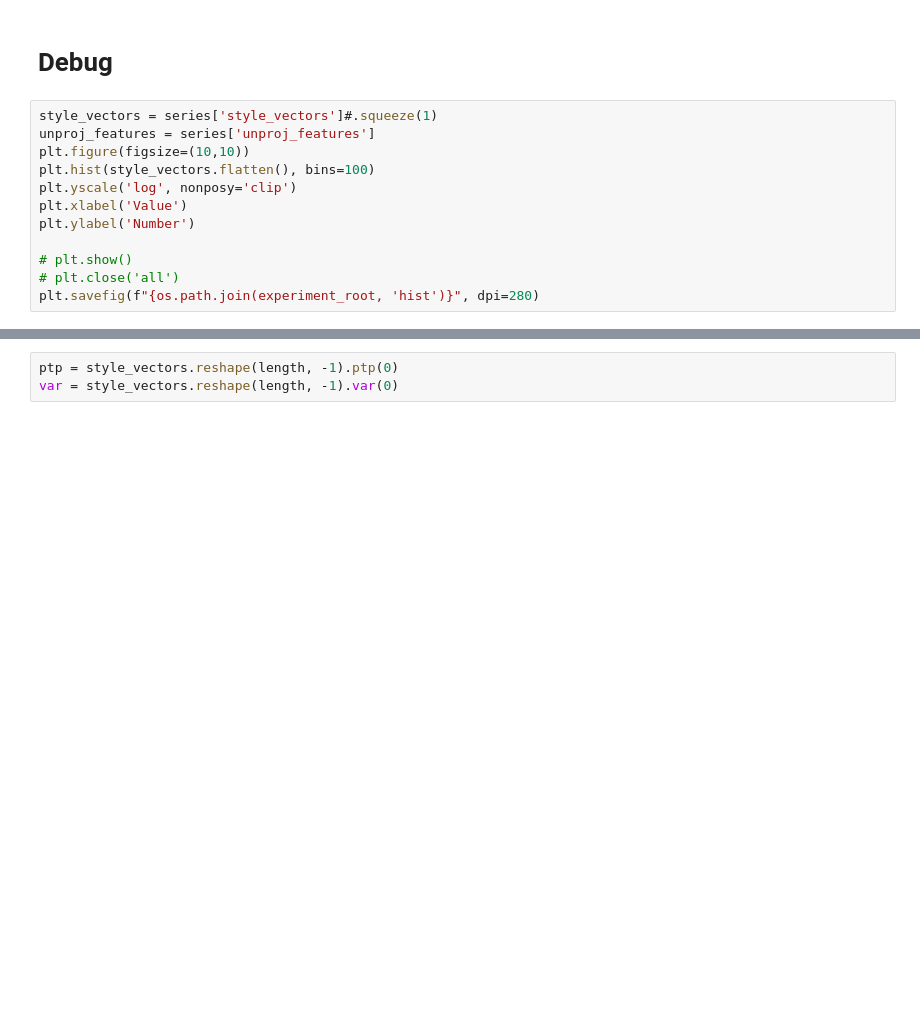
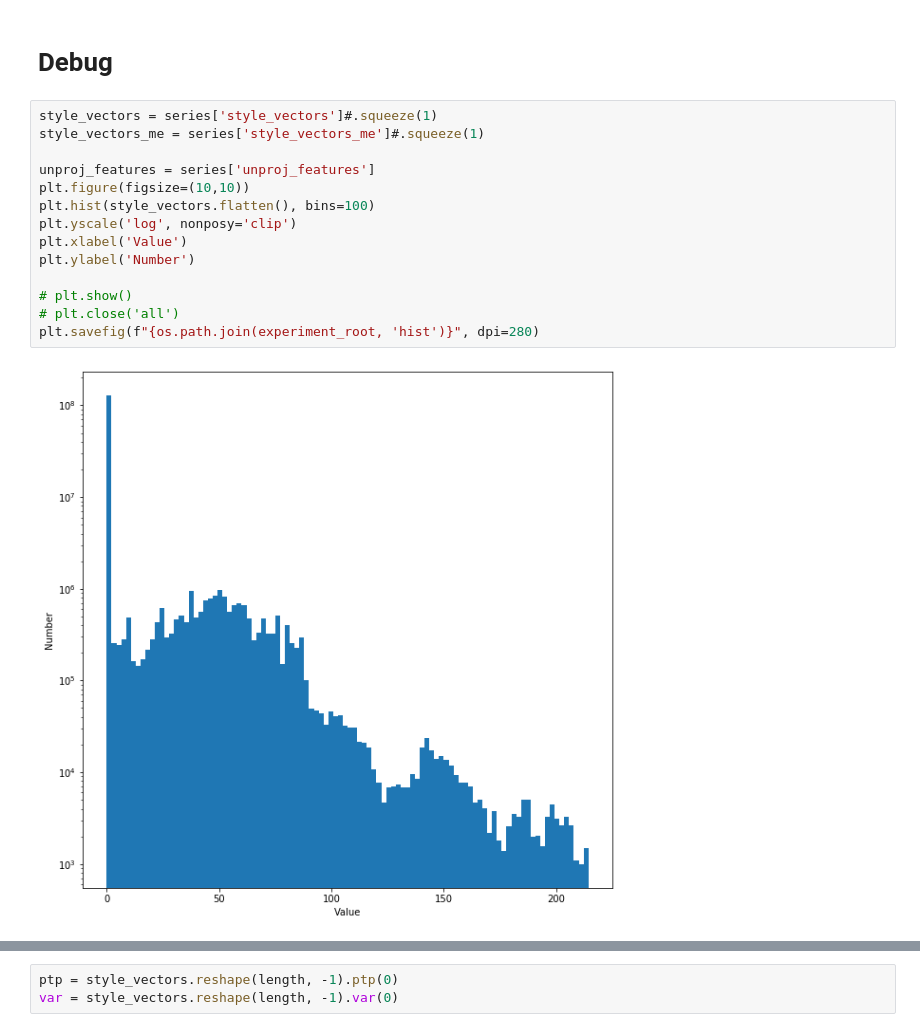
Before and after one commit to blufzzz/learnable-triangulation-pytorch, a Jupyter notebook: generate_multiview.ipynb, the cells around one changed output, grey strips where cells are left out. Saved outputs shown, nothing was run; the diff lists cells and outputs as text; blank space fills up the shorter version.

```diff
--- a/generate_multiview.ipynb
+++ b/generate_multiview.ipynb
@@ -602,14 +652,18 @@ ax2.legend()
 # Debug
 # %%
 style_vectors = series['style_vectors']#.squeeze(1)
+style_vectors_me = series['style_vectors_me']#.squeeze(1)
+
 unproj_features = series['unproj_features']
 plt.figure(figsize=(10,10))
 plt.hist(style_vectors.flatten(), bins=100)
 plt.yscale('log', nonposy='clip')
 plt.xlabel('Value')
 plt.ylabel('Number')
 
 # plt.show()
 # plt.close('all')
 plt.savefig(f"{os.path.join(experiment_root, 'hist')}", dpi=280)
+# %% [output]
+[figure, added]
 # %%
```
Also changed, not shown: parts of 20 cells of this notebook, 17 other files.
